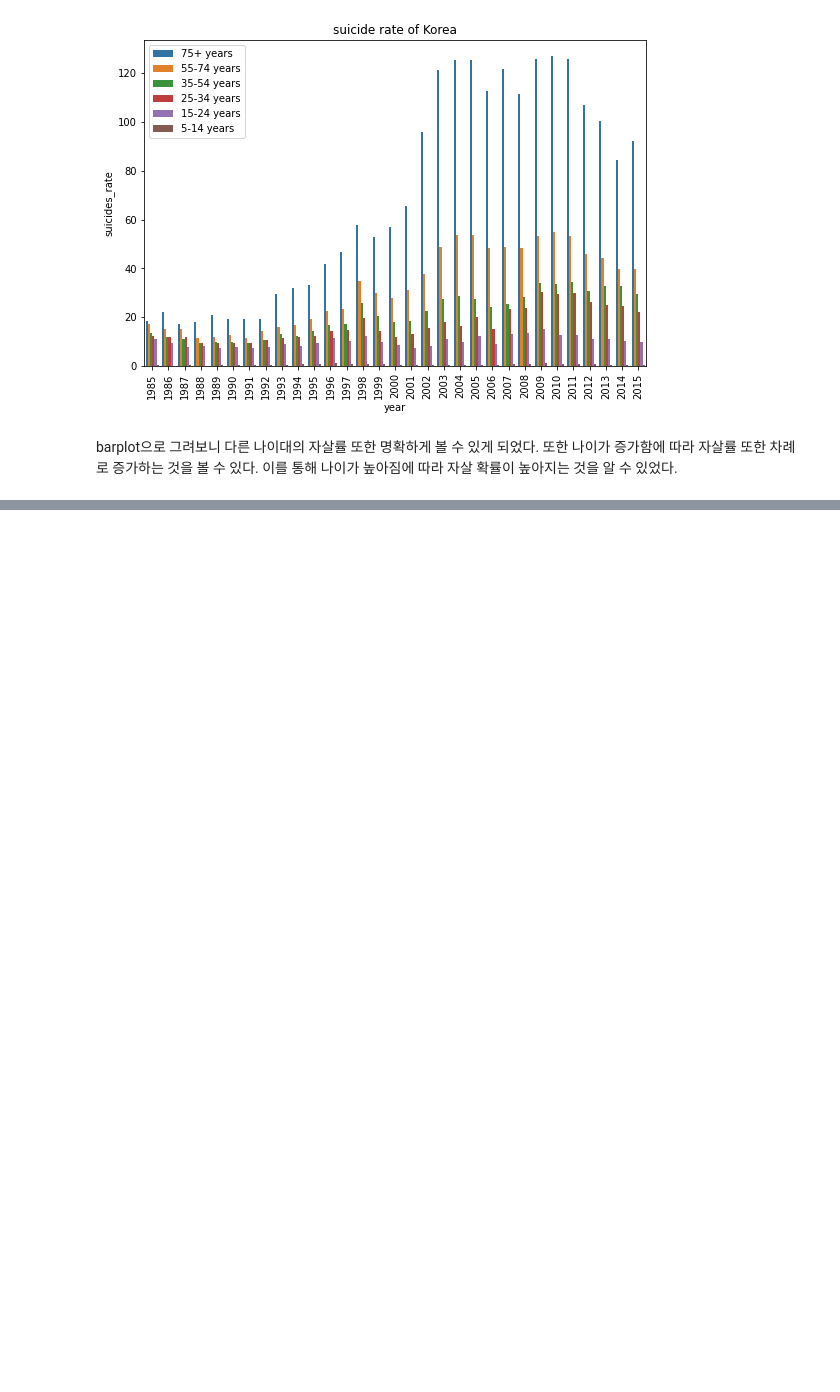
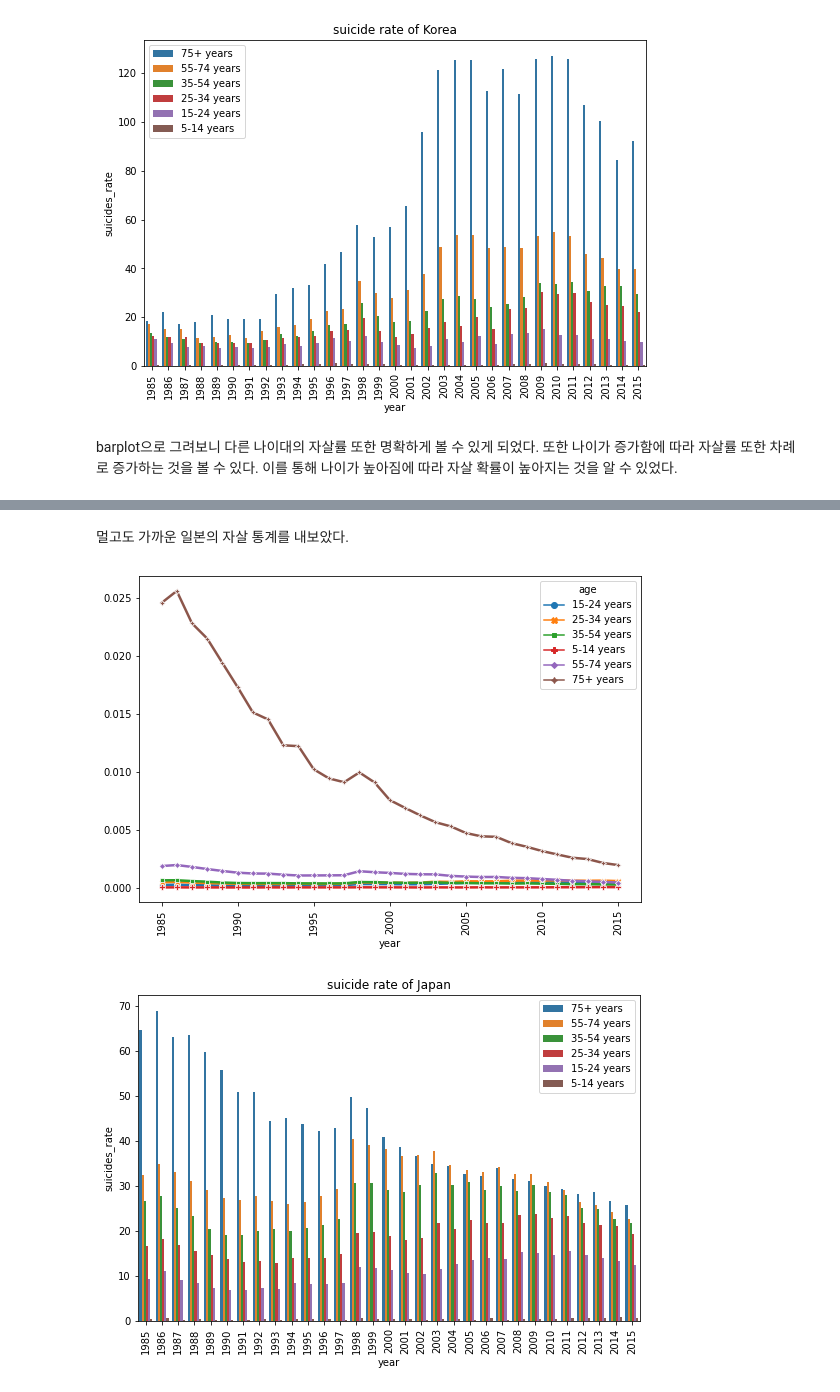
Before and after one commit to JH22222/DAP__, a Jupyter notebook: DAP_Assign.ipynb, the cells around one changed output, grey strips where cells are left out. Cells and saved outputs as stored; diff of their text form; code cells hidden in the pictures; blank space fills up the shorter version.

```diff
--- a/DAP_Assign.ipynb
+++ b/DAP_Assign.ipynb
@@ -209,3 +209,7 @@ plt.show()
 # %% [markdown]
 barplot으로 그려보니 다른 나이대의 자살률 또한 명확하게 볼 수 있게 되었다.
 또한 나이가 증가함에 따라 자살률 또한 차례로 증가하는 것을 볼 수 있다. 이를 통해 나이가 높아짐에 따라 자살 확률이 높아지는 것을 알 수 있었다.
+# %%
+japan = (df.country == 'Japan')
+df_jp = df[japan]
+df_jp
@@ -211,0 +230,21 @@ barplot으로 그려보니 다른 나이대의 자살률 또한 명확하게 볼
+# %% [markdown]
+멀고도 가까운 일본의 자살 통계를 내보았다.
+# %%
+df_jp_age = df_jp.groupby(["year","age"])["suicides_rate", "population"].sum()
+df_jp_reset = df_jp_age.copy().reset_index()
+plt.figure(figsize=(9,6))
+sns.lineplot("year", df_jp_reset.suicides_rate*100/df_kor_reset.population, hue = "age",
+             data = df_jp_reset, linewidth = 2.5, style = "age", markers=True
+            , dashes=False)
+plt.xticks(rotation = 90)
+
+plt.figure(figsize = (9,6))
+sns.barplot(x="year", y="suicides_rate", hue="age",
+            ci = None,data = df_jp )
+plt.xticks(rotation = 90)
+plt.title("suicide rate of Japan" )
+plt.legend()
+plt.show()
+# %% [output]
+[figure, added]
+[figure, added]
```
Also changed, not shown: parts of 5 cells of this notebook.
